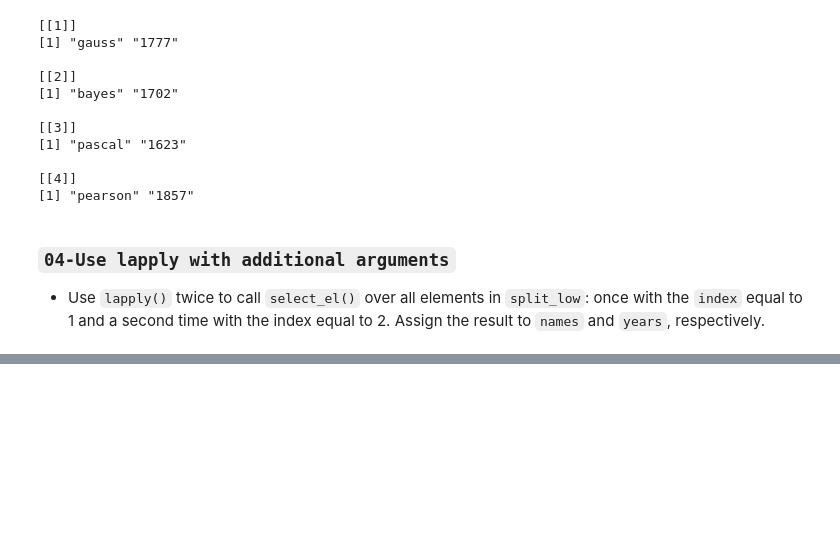
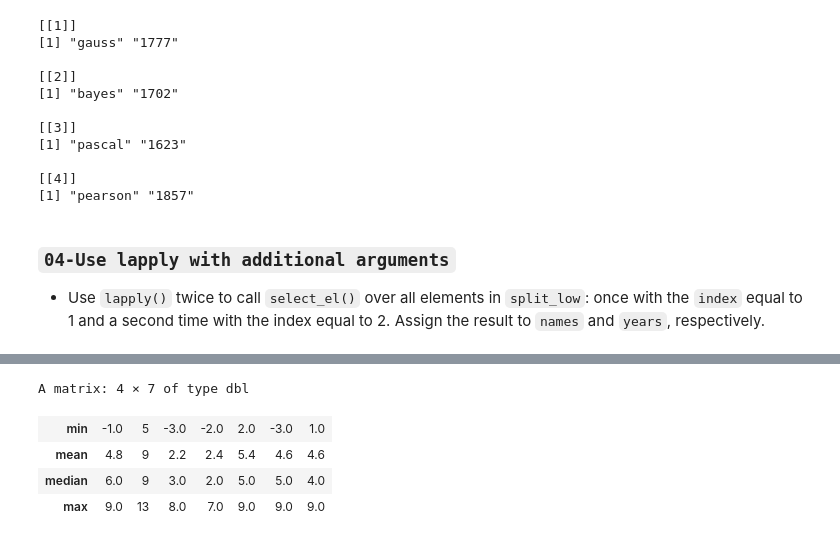
Before and after one commit to AI-MOO/Data_Scientist_with_R, a Jupyter notebook: 02_Intermediate_R/04_The_apply_family.ipynb, the cells around one changed output, grey strips where cells are left out. Drawn from its saved outputs; the diff is of its cells as text; code cells hidden in the pictures; blank space fills up the shorter version.

Commit message:
Apply Family: lapply, sapply, vapply

```diff
--- a/02_Intermediate_R/04_The_apply_family.ipynb
+++ b/02_Intermediate_R/04_The_apply_family.ipynb
@@ -78,0 +122,10 @@ years <- lapply(split_low, function(x) {x[2]})
+# %%
+t1 <- c(3, 7, 9, 6, -1)
+t2 <- c(6, 9, 12, 13, 5)
+t3 <- c(4, 8, 3, -1, -3)
+t4 <- c(1, 4, 7, 2, -2)
+t5 <- c(5, 7, 9, 4, 2)
+t6 <- c(-3, 5, 8, 9, 4)
+t7 <- c(3, 6, 9, 4, 1)
+
+temp <- list(t1, t2, t3, t4, t5, t6, t7)
@@ -78,0 +390,16 @@ years <- lapply(split_low, function(x) {x[2]})
+# %%
+# temp is already available in the workspace
+
+# Definition of the basics() function
+basics <- function(x) {
+  c(min = min(x), mean = mean(x), median = median(x), max = max(x))
+}
+
+# Fix the error:
+vapply(temp, basics, numeric(4))
+# %% [output]
+A matrix: 4 × 7 of type dbl
+| min | -1.0 | 5 | -3.0 | -2.0 | 2.0 | -3.0 | 1.0 |
+| mean | 4.8 | 9 | 2.2 | 2.4 | 5.4 | 4.6 | 4.6 |
+| median | 6.0 | 9 | 3.0 | 2.0 | 5.0 | 5.0 | 4.0 |
+| max | 9.0 | 13 | 8.0 | 7.0 | 9.0 | 9.0 | 9.0 |
```
Also changed, not shown: parts of 22 cells of this notebook.
